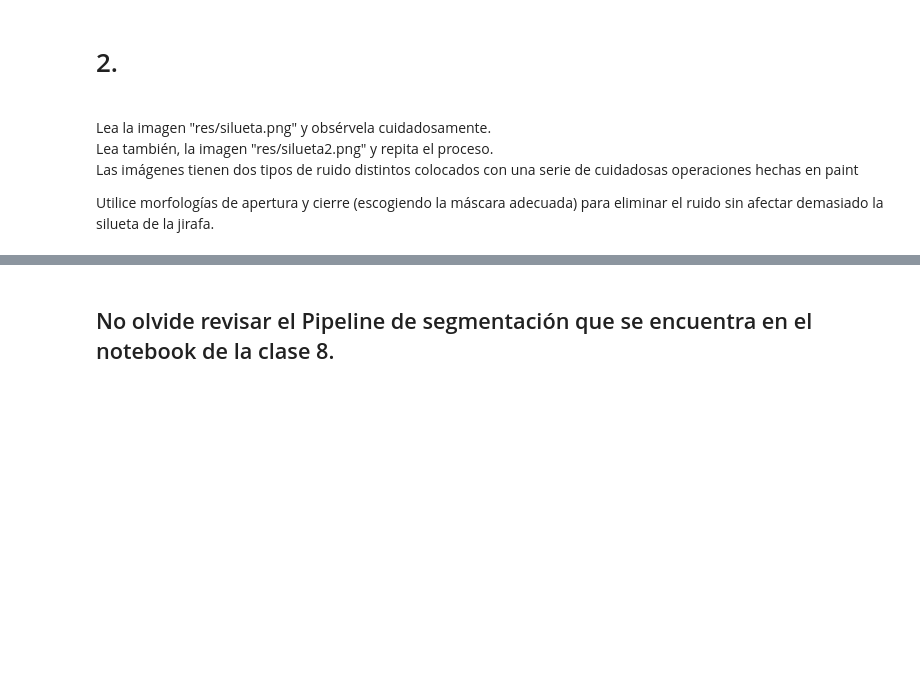
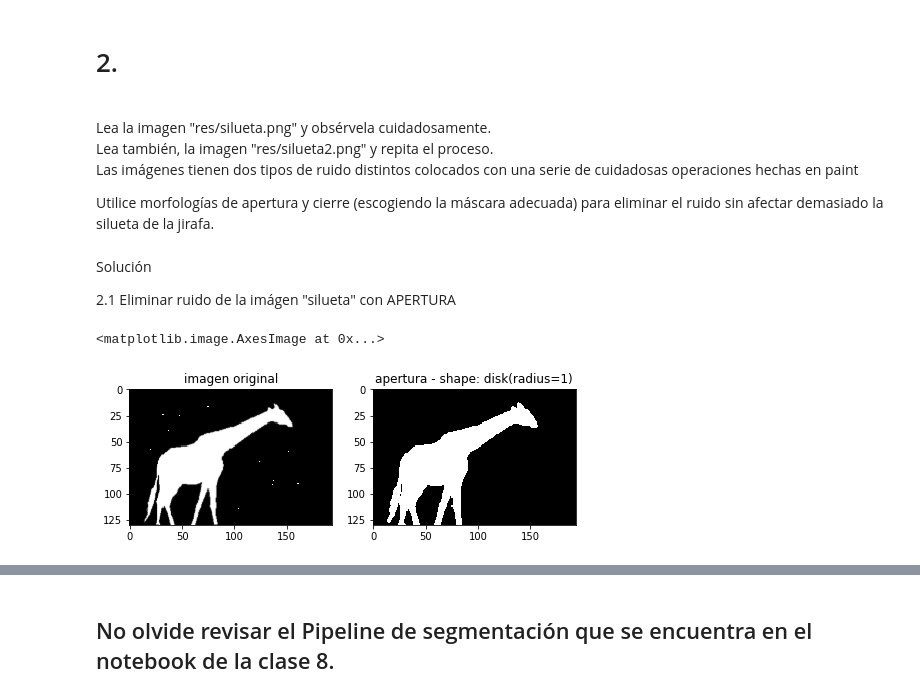
Before and after one commit to sanrestrepo98/Vision-Artificial-9, a Jupyter notebook: Practicas/Practica 5/Practica 5 Morfología y Extracción.ipynb, the cells around one changed output, grey strips where cells are left out. Drawn from its saved outputs; the diff is of its cells as text; code cells hidden in the pictures; blank space fills up the shorter version.

```diff
--- a/Practicas/Practica 5/Practica 5 Morfología y Extracción.ipynb
+++ b/Practicas/Practica 5/Practica 5 Morfología y Extracción.ipynb
@@ -85,3 +85,36 @@ plt.imshow(gradient, cmap="gray")
 <br> Las imágenes tienen dos tipos de ruido distintos colocados con una serie de cuidadosas operaciones hechas en paint </br>
 
 Utilice morfologías de  apertura y cierre (escogiendo la máscara adecuada) para eliminar el ruido sin afectar demasiado la silueta de la jirafa.
+# %% [markdown]
+Solución
+
+2.1 Eliminar ruido de la imágen "silueta" con APERTURA
+# %%
+#Importar librerías
+%matplotlib inline
+
+import numpy as np
+import matplotlib.pyplot as plt
+import skimage
+import skimage.io
+import skimage.morphology as morph
+
+#Definir radio y crear una máscara
+radius = 1
+
+selem = morph.disk(radius)
+
+#Leer imagen de entrada y realizar una apertura con la máscara creada bajo la función
+#de skimage, cuyos parámetros requieren imagen de entrada y una máscara
+img = skimage.io.imread('res/silueta.png', as_grey=True)
+apertura = morph.binary_opening(img,selem)
+
+#Crear subplot 1x2 que muestre imagen original y apertura
+fig, (ax1,ax2) = plt.subplots(1,2, figsize=(8, 4))
+ax1.set_title('imagen original')
+ax1.imshow(img, cmap='gray')
+ax2.set_title('apertura - shape: disk(radius='+str(radius)+')')
+ax2.imshow(apertura, cmap='gray')
+# %% [output]
+<matplotlib.image.AxesImage at 0x...>
+[figure, added]
```
Also changed, not shown: parts of 2 cells of this notebook.
